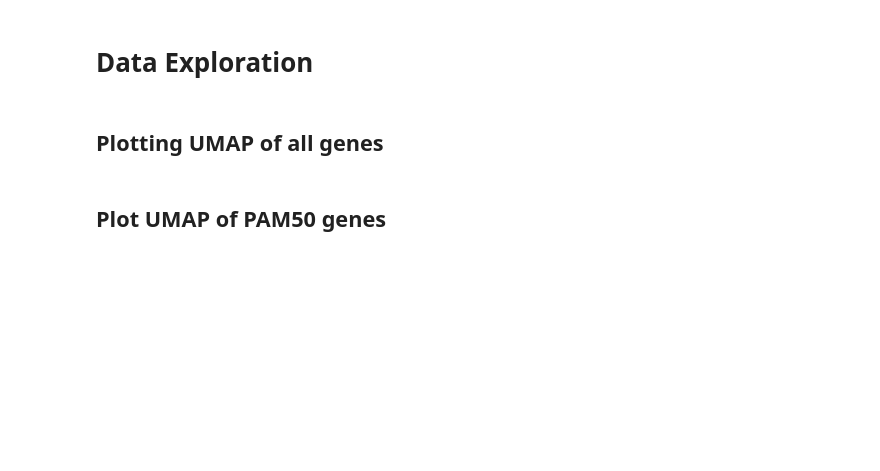
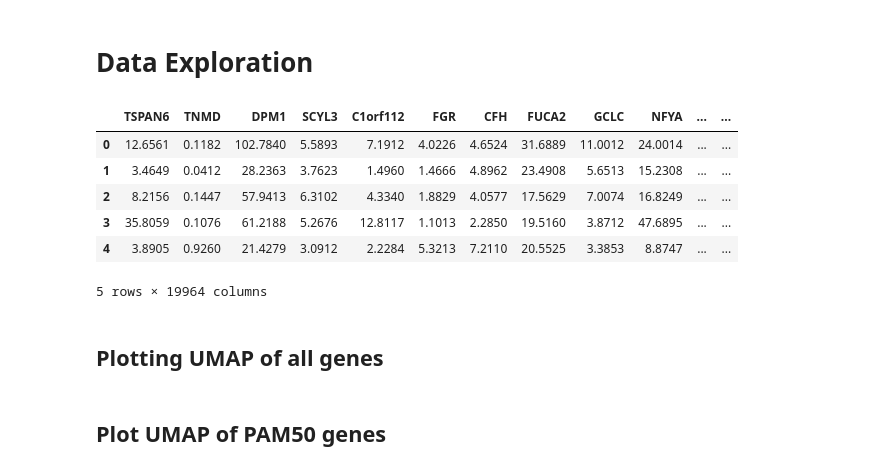
Before and after one commit to marabuuu/Master-Thesis-Repository, a Jupyter notebook: notebooks/02_data_exploration.ipynb, the cells around one changed output. Cells and saved outputs as stored; diff of their text form; code cells hidden in the pictures; blank space fills up the shorter version.

```diff
--- a/notebooks/02_data_exploration.ipynb
+++ b/notebooks/02_data_exploration.ipynb
@@ -8,6 +8,17 @@ import umap
 # %%
 # load csv file
 brca_df = pd.read_csv('../../data/brca_gene_expression_with_subtypes.csv')
+# %%
+# display df head
+brca_df.head()
+# %% [output]
+|  | TSPAN6 | TNMD | DPM1 | SCYL3 | C1orf112 | FGR | CFH | FUCA2 | GCLC | NFYA | ... | ... |
+| 0 | 12.6561 | 0.1182 | 102.7840 | 5.5893 | 7.1912 | 4.0226 | 4.6524 | 31.6889 | 11.0012 | 24.0014 | ... | ... |
+| 1 | 3.4649 | 0.0412 | 28.2363 | 3.7623 | 1.4960 | 1.4666 | 4.8962 | 23.4908 | 5.6513 | 15.2308 | ... | ... |
+| 2 | 8.2156 | 0.1447 | 57.9413 | 6.3102 | 4.3340 | 1.8829 | 4.0577 | 17.5629 | 7.0074 | 16.8249 | ... | ... |
+| 3 | 35.8059 | 0.1076 | 61.2188 | 5.2676 | 12.8117 | 1.1013 | 2.2850 | 19.5160 | 3.8712 | 47.6895 | ... | ... |
+| 4 | 3.8905 | 0.9260 | 21.4279 | 3.0912 | 2.2284 | 5.3213 | 7.2110 | 20.5525 | 3.3853 | 8.8747 | ... | ... |
+5 rows × 19964 columns
 # %% [markdown]
 ## Plotting UMAP of all genes
 # %%
```
Also changed, not shown: 2 other files.
